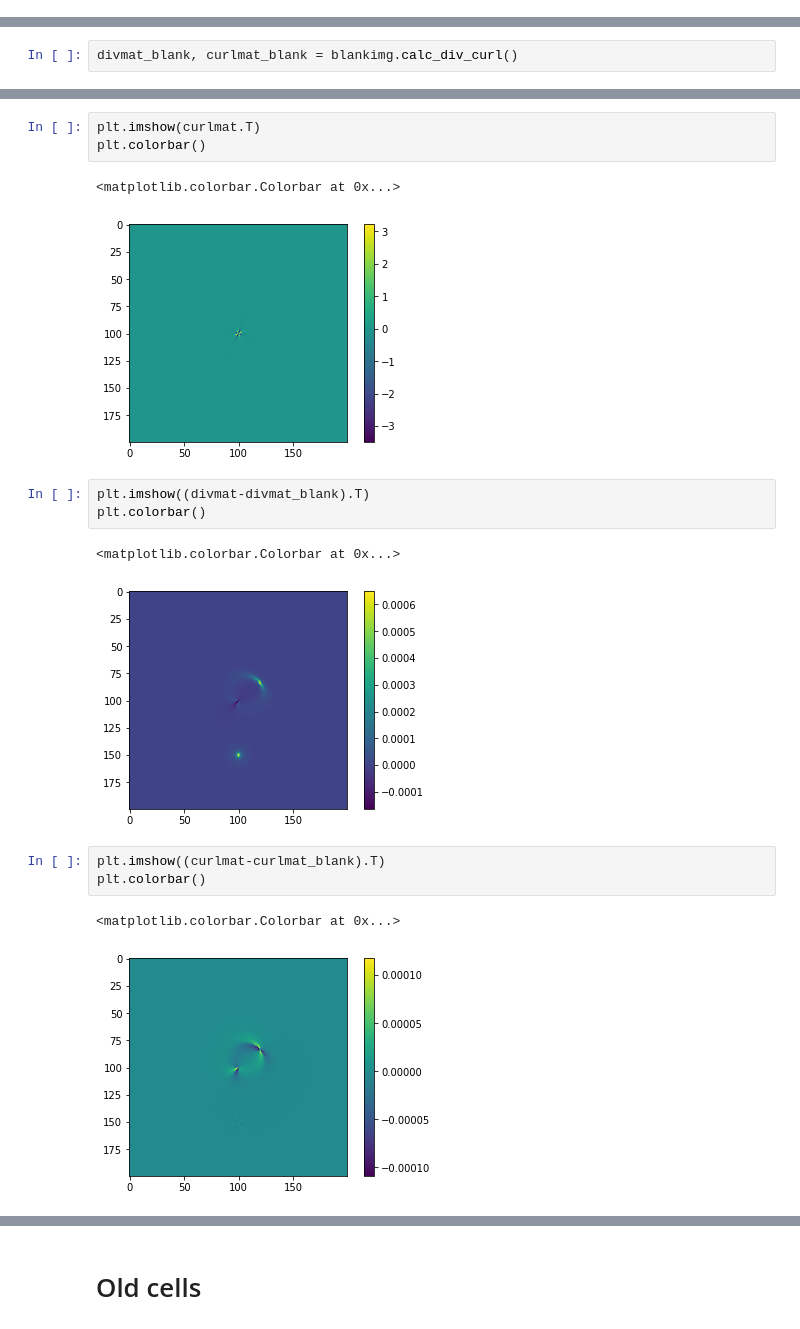
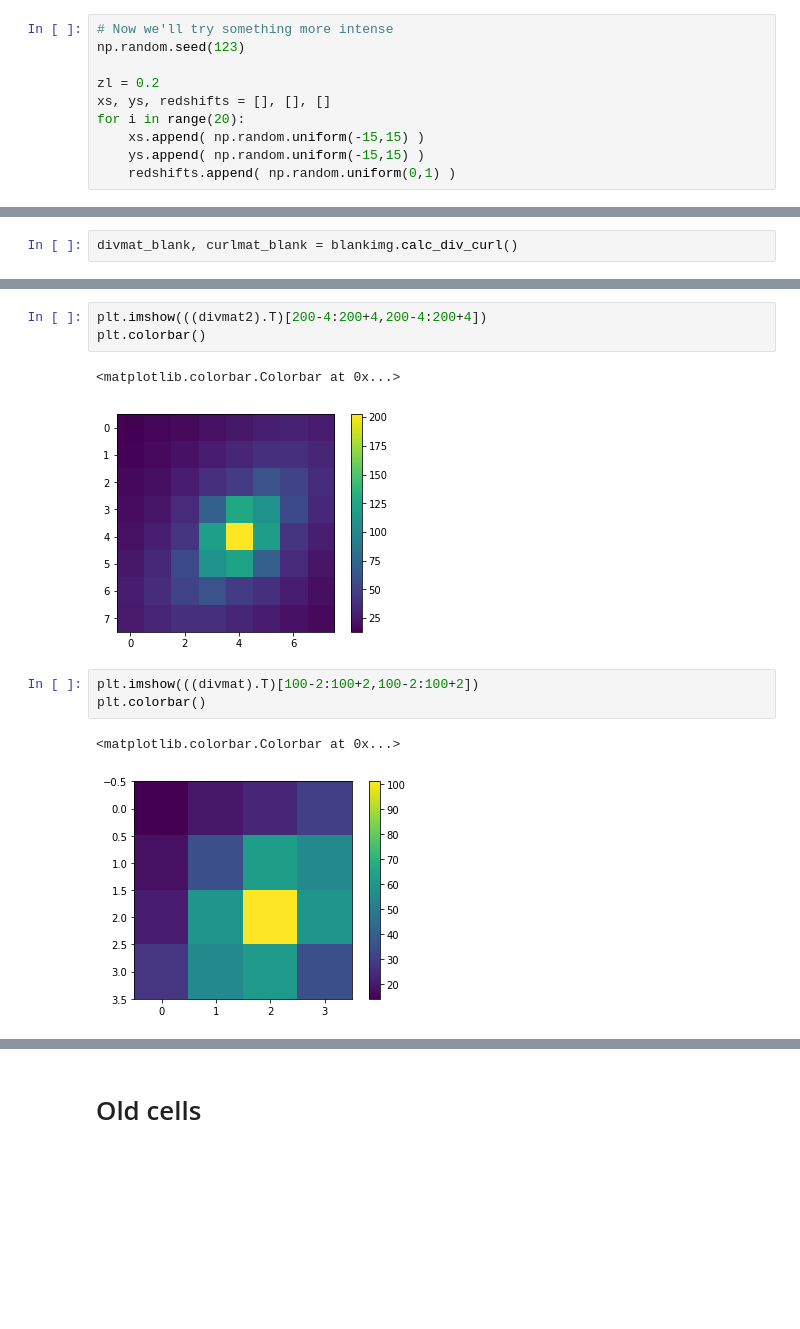
Before and after one commit to acagansengul/interlopers, a Jupyter notebook: effective_convergence.ipynb, the cells around one changed output, grey strips where cells are left out. Drawn from its saved outputs; the diff is of its cells as text; blank space fills up the shorter version.

```diff
--- a/effective_convergence.ipynb
+++ b/effective_convergence.ipynb
@@ -20 +28,11 @@ from helpers import CustomImage
+# %%
+# Now we'll try something more intense
+np.random.seed(123)
+
+zl = 0.2
+xs, ys, redshifts = [], [], []
+for i in range(20):
+    xs.append( np.random.uniform(-15,15) )
+    ys.append( np.random.uniform(-15,15) )
+    redshifts.append( np.random.uniform(0,1) )
 # %%
@@ -134,18 +207,12 @@ plt.show()
 # %%
-plt.imshow(curlmat.T)
+plt.imshow(((divmat2).T)[200-4:200+4,200-4:200+4])
 plt.colorbar()
 # %% [output]
 <matplotlib.colorbar.Colorbar at 0x...>
-[figure, old version]
+[figure, new version]
 # %%
-plt.imshow((divmat-divmat_blank).T)
+plt.imshow(((divmat).T)[100-2:100+2,100-2:100+2])
 plt.colorbar()
 # %% [output]
 <matplotlib.colorbar.Colorbar at 0x...>
-[figure, old version]
+[figure, new version]
-# %%
-plt.imshow((curlmat-curlmat_blank).T)
-plt.colorbar()
-# %% [output]
-<matplotlib.colorbar.Colorbar at 0x...>
-[figure, removed]
```
Also changed, not shown: parts of 14 cells of this notebook, 3 other files.
